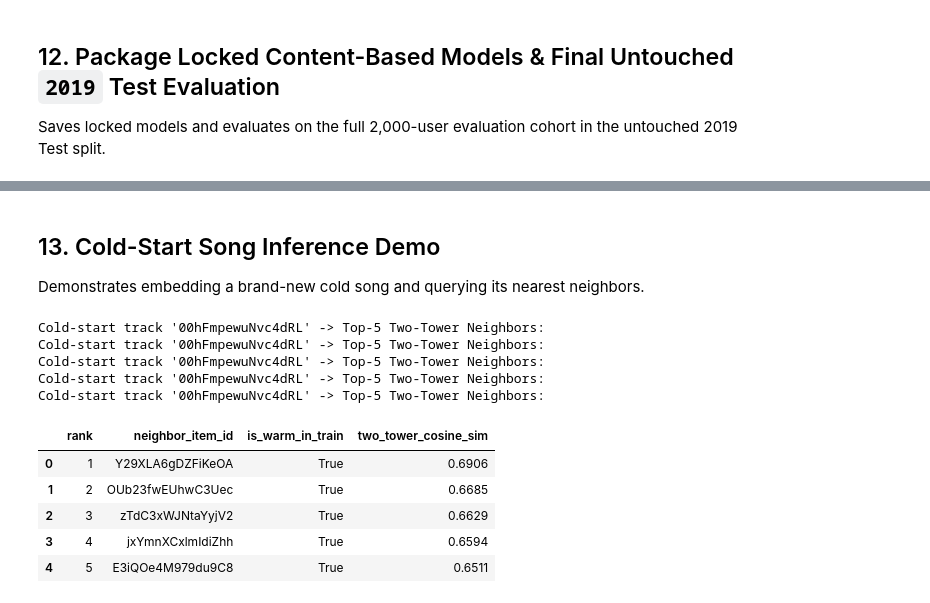
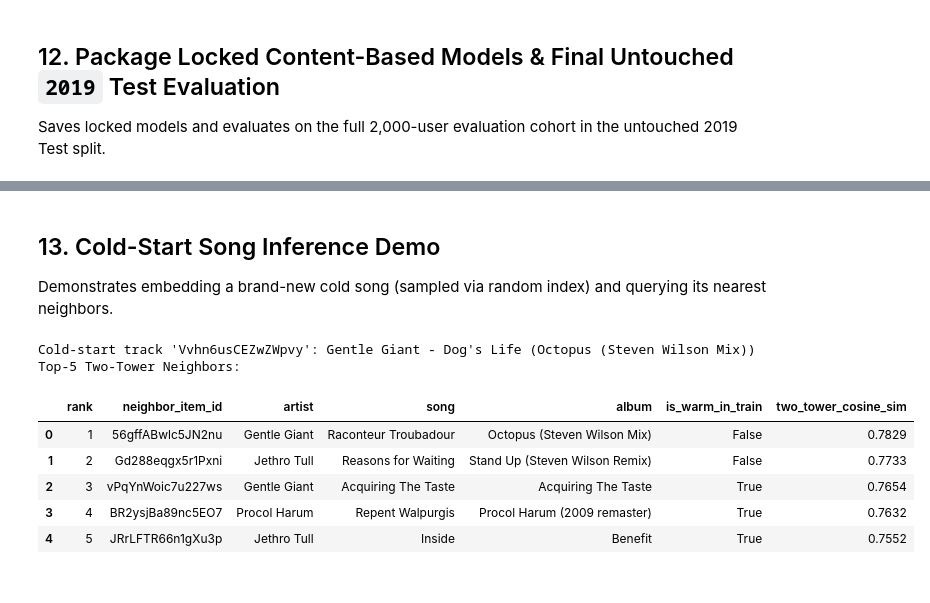
Before and after one commit to TY1Fan/CP4285-G1, a Jupyter notebook: music4all_onion_content_based_models.ipynb, the cells around one changed output, grey strips where cells are left out. Drawn from its saved outputs; the diff is of its cells as text; code cells hidden in the pictures.

```diff
--- a/music4all_onion_content_based_models.ipynb
+++ b/music4all_onion_content_based_models.ipynb
@@ -1185,7 +1391,7 @@ best_tt_bundle = None
 for idx, tt_params in enumerate(TWO_TOWER_GRID):
     config_id = f"two_tower_{idx:02d}"
     print("Training Two-Tower:", config_id, tt_params)
-    net, u_embs, i_embs, history_df = train_two_tower_model(tt_params, epochs=15, seed=SEED)
+    net, u_embs, i_embs, history_df = train_two_tower_model(tt_params, epochs=20, seed=SEED)
     history_df.to_csv(REPORT_DIR / f"{config_id}_training_history.csv", index=False)
 
     def make_tt_scorer(user_embeddings, item_embeddings):
@@ -1292,28 +1498,60 @@ display(test_results_df)
 # %% [markdown]
 ## 13. Cold-Start Song Inference Demo
 
-Demonstrates embedding a brand-new cold song and querying its nearest neighbors.
+Demonstrates embedding a brand-new cold song (sampled via random index) and querying its nearest neighbors.
 # %%
+# 1. Load the Music4All track metadata file
+info_file = RAW_DIR / "id_information.csv"
+
+if info_file:
+    info_df = pd.read_csv(info_file, sep="\t").set_index("id")
+    # Build a fast {item_id: (artist, song, album)} dictionary
+    id_to_meta = info_df[["artist", "song", "album_name"]].to_dict(orient="index")
+else:
+    print("Warning: id_information.csv not found in current workspace.")
+    id_to_meta = {}
+
+def get_track_info(track_id):
+    meta = id_to_meta.get(str(track_id), {})
+    return (
+        meta.get("artist", "Unknown Artist"),
+        meta.get("song", "Unknown Song"),
+        meta.get("album_name", "Unknown Album"),
+    )
+
+# 2. Enriched Cold-Start Nearest Neighbor Lookup
 if n_cold_items > 0:
-    sample_cold_global_idx = n_warm_items
+    sample_cold_global_idx = np.random.randint(n_warm_items, n_all_items)
     sample_cold_id = item_ids[sample_cold_global_idx]
+    cold_artist, cold_song, cold_album = get_track_info(sample_cold_id)
+
     cold_vec = locked_tt_i[sample_cold_global_idx]
     cos_sims = locked_tt_i @ cold_vec
     top_nn = np.argsort(-cos_sims)[1:6]
+
     nn_rows = []
     for rank, idx in enumerate(top_nn, start=1):
-        nn_rows.append({"rank": rank, "neighbor_item_id": item_ids[idx], "is_warm_in_train": bool(item_is_warm[idx]), "two_tower_cosine_sim": round(float(cos_sims[idx]), 4)})
-        print(f"Cold-start track '{sample_cold_id}' -> Top-5 Two-Tower Neighbors:")
+        nbr_id = item_ids[idx]
+        nbr_artist, nbr_song, nbr_album = get_track_info(nbr_id)
+        nn_rows.append({
+            "rank": rank,
+            "neighbor_item_id": nbr_id,
+            "artist": nbr_artist,
+            "song": nbr_song,
+            "album": nbr_album,
+            "is_warm_in_train": bool(item_is_warm[idx]),
+            "two_tower_cosine_sim": round(float(cos_sims[idx]), 4),
+        })
+
+    print(f"Cold-start track '{sample_cold_id}': {cold_artist} - {cold_song} ({cold_album})")
+    print("Top-5 Two-Tower Neighbors:")
     display(pd.DataFrame(nn_rows))
 # %% [output]
-Cold-start track '00hFmpewuNvc4dRL' -> Top-5 Two-Tower Neighbors:
-Cold-start track '00hFmpewuNvc4dRL' -> Top-5 Two-Tower Neighbors:
-Cold-start track '00hFmpewuNvc4dRL' -> Top-5 Two-Tower Neighbors:
-Cold-start track '00hFmpewuNvc4dRL' -> Top-5 Two-Tower Neighbors:
-Cold-start track '00hFmpewuNvc4dRL' -> Top-5 Two-Tower Neighbors:
+Cold-start track 'Vvhn6usCEZwZWpvy': Gentle Giant - Dog's Life (Octopus (Steven Wilson Mix))
+Top-5 Two-Tower Neighbors:
-|  | rank | neighbor_item_id | is_warm_in_train | two_tower_cosine_sim |
-| 0 | 1 | Y29XLA6gDZFiKeOA | True | 0.6906 |
-| 1 | 2 | OUb23fwEUhwC3Uec | True | 0.6685 |
-| 2 | 3 | zTdC3xWJNtaYyjV2 | True | 0.6629 |
-| 3 | 4 | jxYmnXCxlmIdiZhh | True | 0.6594 |
-| 4 | 5 | E3iQOe4M979du9C8 | True | 0.6511 |
+|  | rank | neighbor_item_id | artist | song | album | is_warm_in_train | two_tower_cosine_sim |
+| 0 | 1 | 56gffABwlc5JN2nu | Gentle Giant | Raconteur Troubadour | Octopus (Steven Wilson Mix) | False | 0.7829 |
+| 1 | 2 | Gd288eqgx5r1Pxni | Jethro Tull | Reasons for Waiting | Stand Up (Steven Wilson Remix) | False | 0.7733 |
+| 2 | 3 | vPqYnWoic7u227ws | Gentle Giant | Acquiring The Taste | Acquiring The Taste | True | 0.7654 |
+| 3 | 4 | BR2ysjBa89nc5EO7 | Procol Harum | Repent Walpurgis | Procol Harum (2009 remaster) | True | 0.7632 |
+| 4 | 5 | JRrLFTR66n1gXu3p | Jethro Tull | Inside | Benefit | True | 0.7552 |
```
Also changed, not shown: parts of 8 cells of this notebook.
